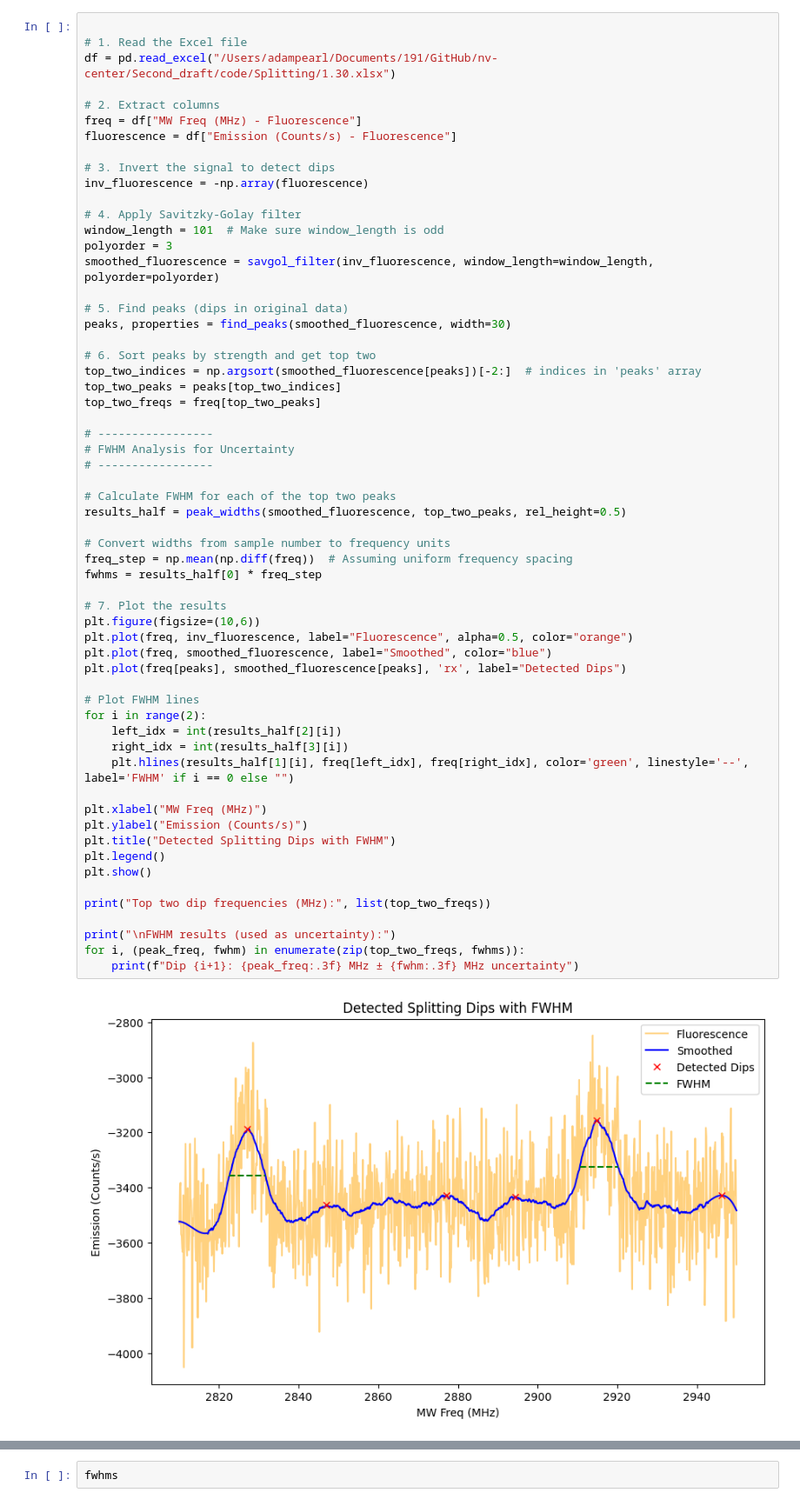
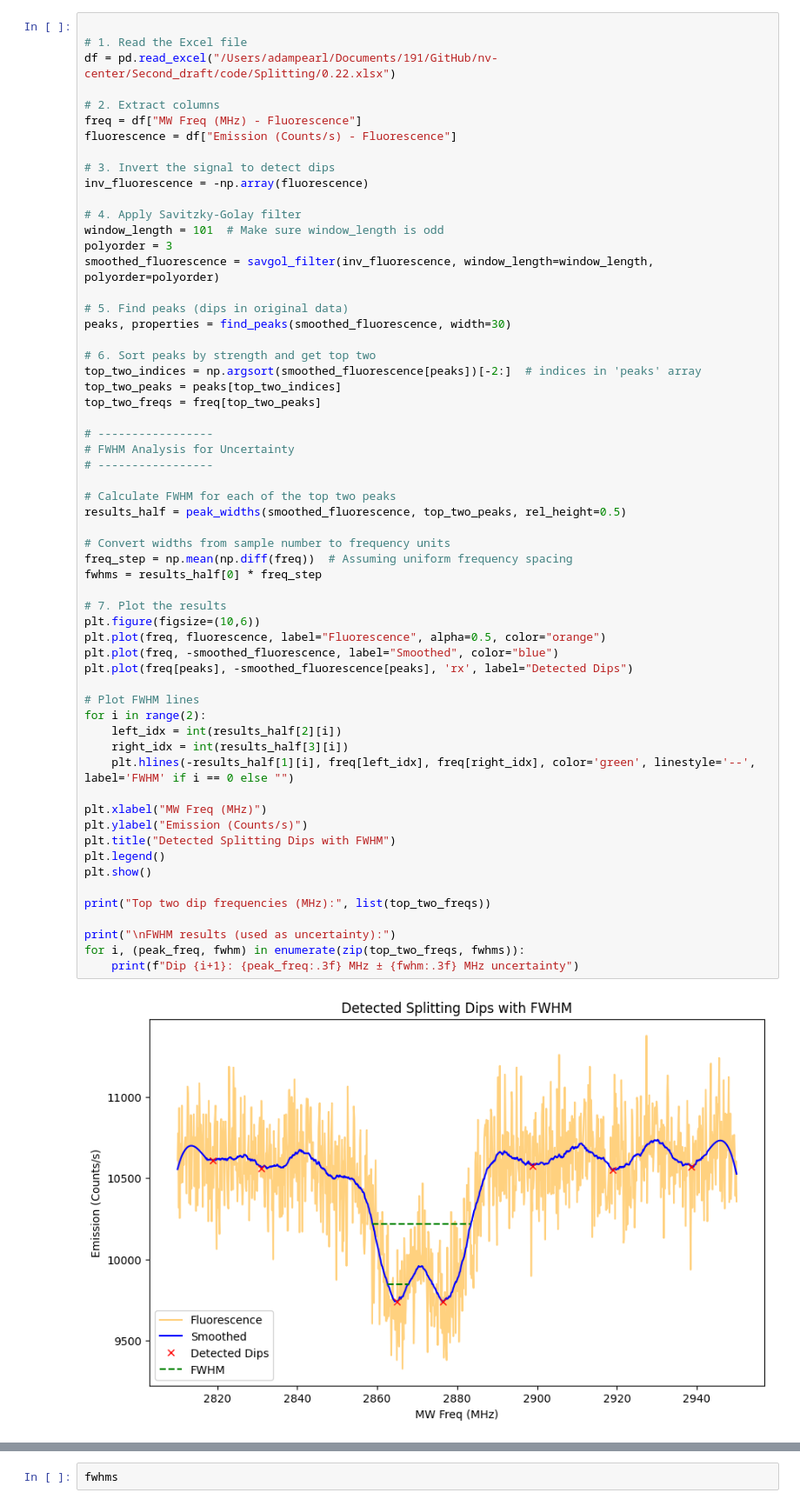
Before and after one commit to nlyu1/nv-center, a Jupyter notebook: Second_draft/code/splitting.ipynb, the cells around one changed output, grey strips where cells are left out. Shown at 87% size. Saved outputs shown, nothing was run; the diff lists cells and outputs as text.

```diff
--- a/Second_draft/code/splitting.ipynb
+++ b/Second_draft/code/splitting.ipynb
@@ -9,7 +11,7 @@ from scipy.stats import linregress
 # %%
 
 # 1. Read the Excel file
-df = pd.read_excel("/Users/adampearl/Documents/191/GitHub/nv-center/Second_draft/code/Splitting/1.30.xlsx")
+df = pd.read_excel("/Users/adampearl/Documents/191/GitHub/nv-center/Second_draft/code/Splitting/0.22.xlsx")
 
 # 2. Extract columns
 freq = df["MW Freq (MHz) - Fluorescence"]
@@ -35,35 +37,35 @@ top_two_freqs = freq[top_two_peaks]
 # FWHM Analysis for Uncertainty
 # -----------------
 
 # Calculate FWHM for each of the top two peaks
 results_half = peak_widths(smoothed_fluorescence, top_two_peaks, rel_height=0.5)
 
 # Convert widths from sample number to frequency units
 freq_step = np.mean(np.diff(freq))  # Assuming uniform frequency spacing
 fwhms = results_half[0] * freq_step
 
 # 7. Plot the results
 plt.figure(figsize=(10,6))
-plt.plot(freq, inv_fluorescence, label="Fluorescence", alpha=0.5, color="orange")
-plt.plot(freq, smoothed_fluorescence, label="Smoothed", color="blue")
-plt.plot(freq[peaks], smoothed_fluorescence[peaks], 'rx', label="Detected Dips")
+plt.plot(freq, fluorescence, label="Fluorescence", alpha=0.5, color="orange")
+plt.plot(freq, -smoothed_fluorescence, label="Smoothed", color="blue")
+plt.plot(freq[peaks], -smoothed_fluorescence[peaks], 'rx', label="Detected Dips")
 
 # Plot FWHM lines
 for i in range(2):
     left_idx = int(results_half[2][i])
     right_idx = int(results_half[3][i])
-    plt.hlines(results_half[1][i], freq[left_idx], freq[right_idx], color='green', linestyle='--', label='FWHM' if i == 0 else "")
+    plt.hlines(-results_half[1][i], freq[left_idx], freq[right_idx], color='green', linestyle='--', label='FWHM' if i == 0 else "")
 
 plt.xlabel("MW Freq (MHz)")
 plt.ylabel("Emission (Counts/s)")
 plt.title("Detected Splitting Dips with FWHM")
 plt.legend()
 plt.show()
 
 print("Top two dip frequencies (MHz):", list(top_two_freqs))
 
 print("\nFWHM results (used as uncertainty):")
 for i, (peak_freq, fwhm) in enumerate(zip(top_two_freqs, fwhms)):
     print(f"Dip {i+1}: {peak_freq:.3f} MHz ± {fwhm:.3f} MHz uncertainty")
 # %% [output]
-[figure, old version]
+[figure, new version]
```
Also changed, not shown: parts of 2 cells of this notebook, 12 other files.
